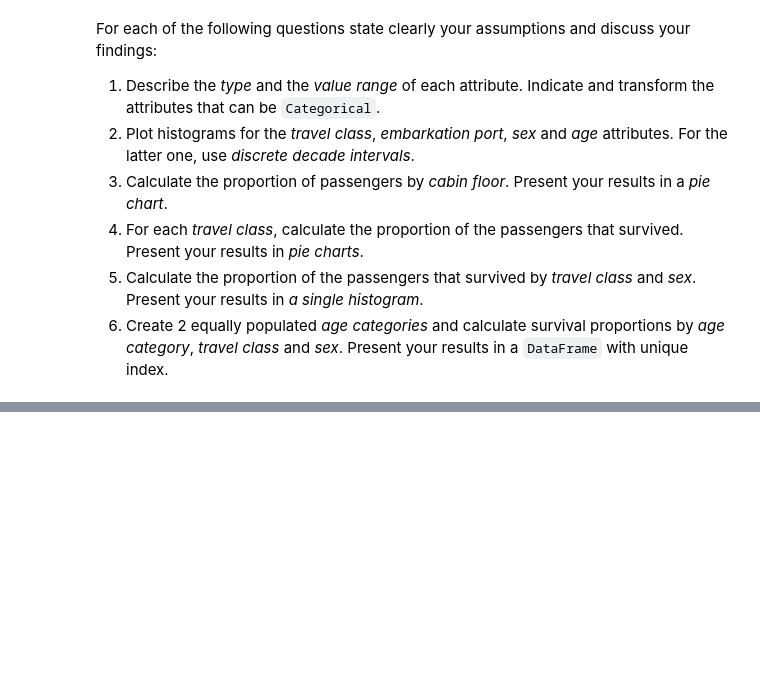
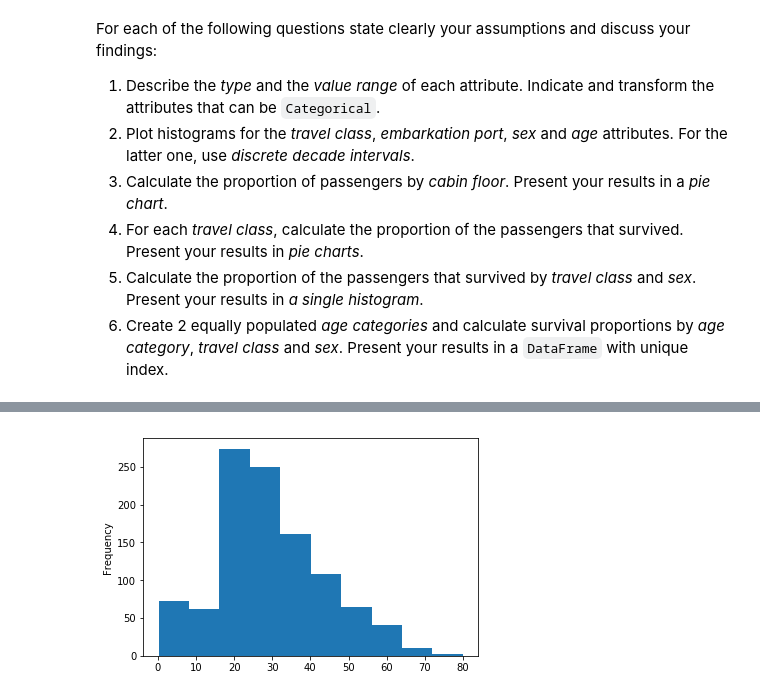
Before and after one commit to darioAnongba/EPFL-ADA, a Jupyter notebook: Labs/01 - Pandas and Data Wrangling/Homework 1.ipynb, the cells around one changed output, grey strips where cells are left out. Drawn from its saved outputs; the diff is of its cells as text; code cells hidden in the pictures; blank space fills up the shorter version.

```diff
--- a/Labs/01 - Pandas and Data Wrangling/Homework 1.ipynb
+++ b/Labs/01 - Pandas and Data Wrangling/Homework 1.ipynb
@@ -185,0 +266,4 @@ For each of the following questions state clearly your assumptions and discuss y
+# %%
+hist_age = titanic['age'].plot.hist(bins=10)
+# %% [output]
+[figure, added]
```
Also changed, not shown: parts of 19 cells of this notebook.
